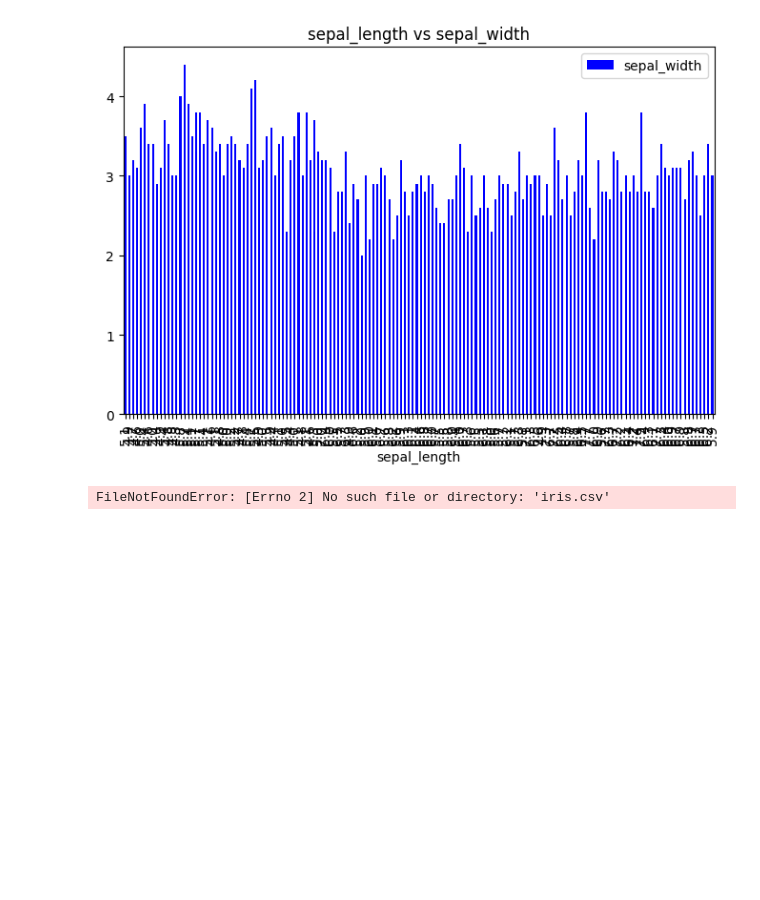
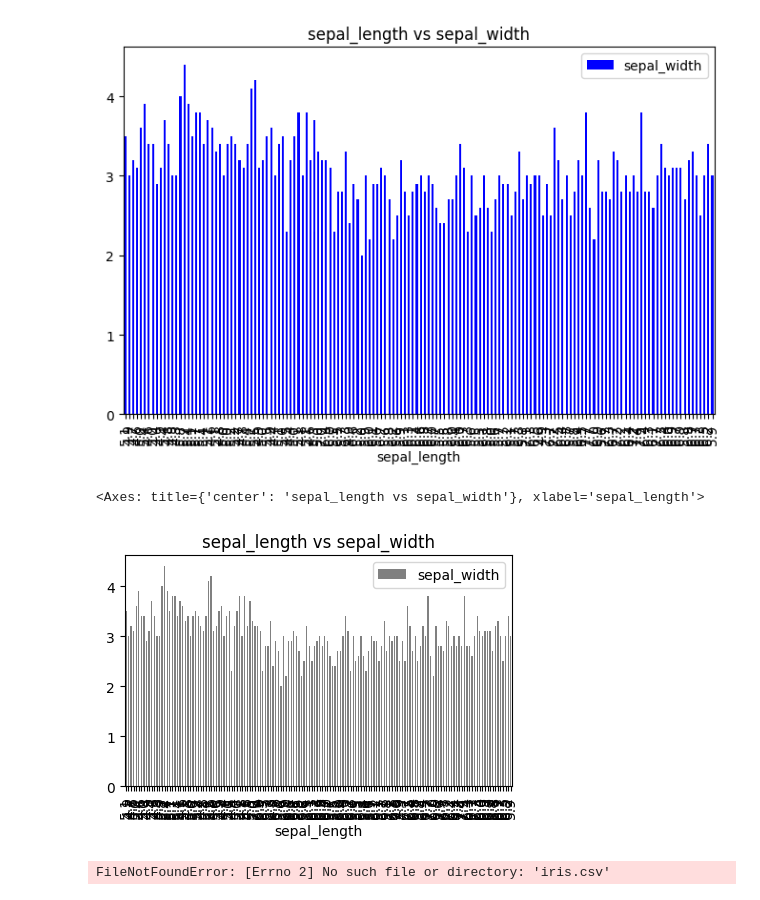
Before and after one commit to Sagarkumar01/DP-APR-PYDS-330-TTS, a Jupyter notebook: preprocessing.ipynb, the cells around one changed output. Drawn from its saved outputs; the diff is of its cells as text; code cells hidden in the pictures; blank space fills up the shorter version.

```diff
--- a/preprocessing.ipynb
+++ b/preprocessing.ipynb
@@ -257,6 +249,11 @@ df.plot(kind='bar',x='sepal_length',y='sepal_width',color='blue',title='sepal_le
 # %% [output]
 <Axes: title={'center': 'sepal_length vs sepal_width'}, xlabel='sepal_length'>
 [figure]
+# %%
+df.plot(kind='bar',x='sepal_length',y='sepal_width',color='gray',title='sepal_length vs sepal_width',figsize=(5,3))
+# %% [output]
+<Axes: title={'center': 'sepal_length vs sepal_width'}, xlabel='sepal_length'>
+[figure, added]
 # %%
 df = pd.read_csv('iris.csv')
 sns.countplot(x='species',data=df)
```
Also changed, not shown: parts of 2 cells of this notebook, 8 other files.
